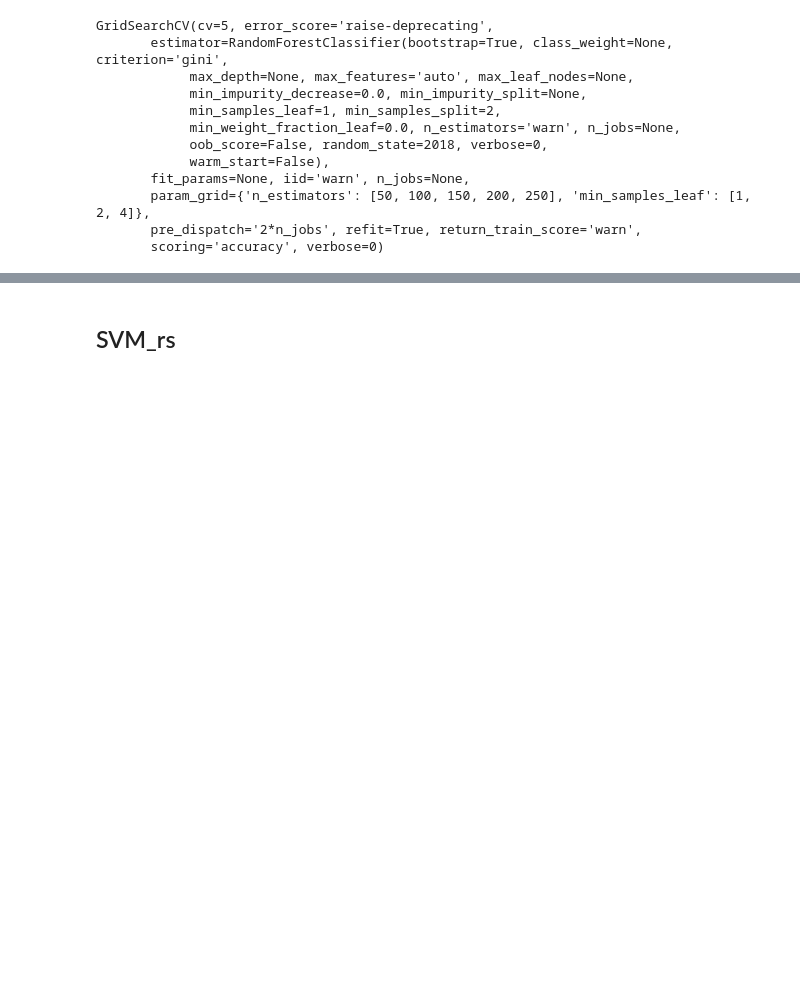
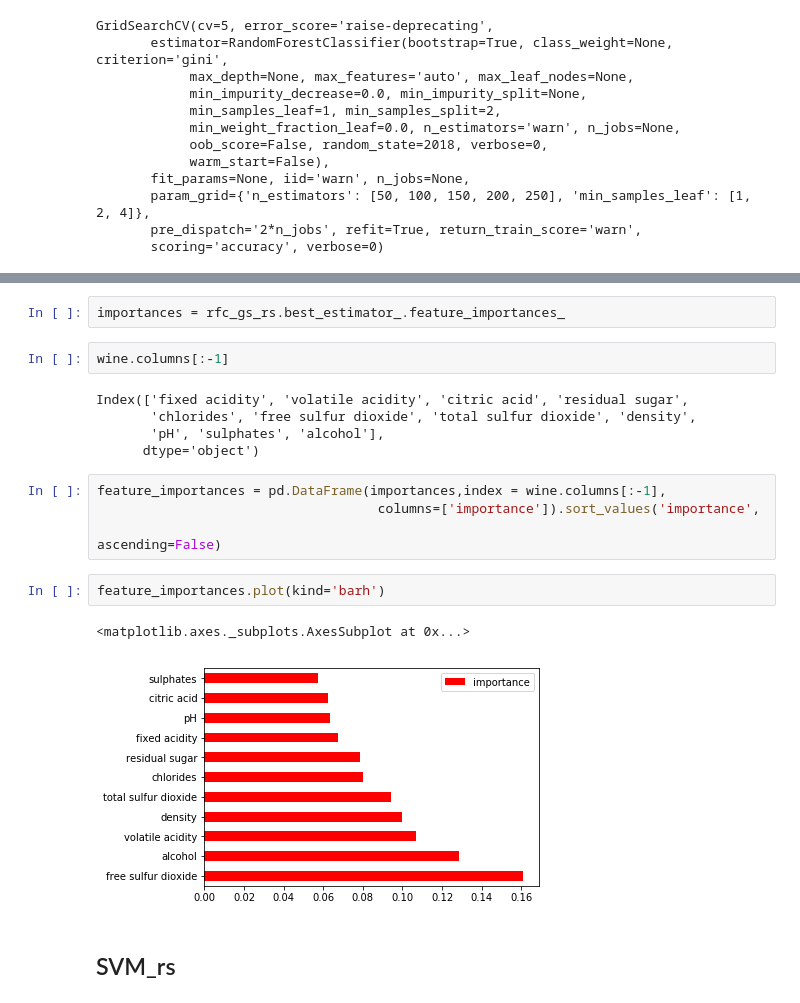
Before and after one commit to tqi2/Wine-Quality-Prediction, a Jupyter notebook: final_version.ipynb, the cells around one changed output, grey strips where cells are left out. Drawn from its saved outputs; the diff is of its cells as text; blank space fills up the shorter version.

```diff
--- a/final_version.ipynb
+++ b/final_version.ipynb
@@ -347,3 +347,21 @@ rfc_gs_rs.best_score_
+# %%
+importances = rfc_gs_rs.best_estimator_.feature_importances_
+# %%
+wine.columns[:-1]
+# %% [output]
+Index(['fixed acidity', 'volatile acidity', 'citric acid', 'residual sugar',
+       'chlorides', 'free sulfur dioxide', 'total sulfur dioxide', 'density',
+       'pH', 'sulphates', 'alcohol'],
+      dtype='object')
+# %%
+feature_importances = pd.DataFrame(importances,index = wine.columns[:-1],
+                                    columns=['importance']).sort_values('importance',
+                                                                        ascending=False)
+# %%
+feature_importances.plot(kind='barh')
+# %% [output]
+<matplotlib.axes._subplots.AxesSubplot at 0x...>
+[figure, added]
 # %% [markdown]
 ## SVM_rs
 # %%
```
Also changed, not shown: parts of 1 cell of this notebook.
